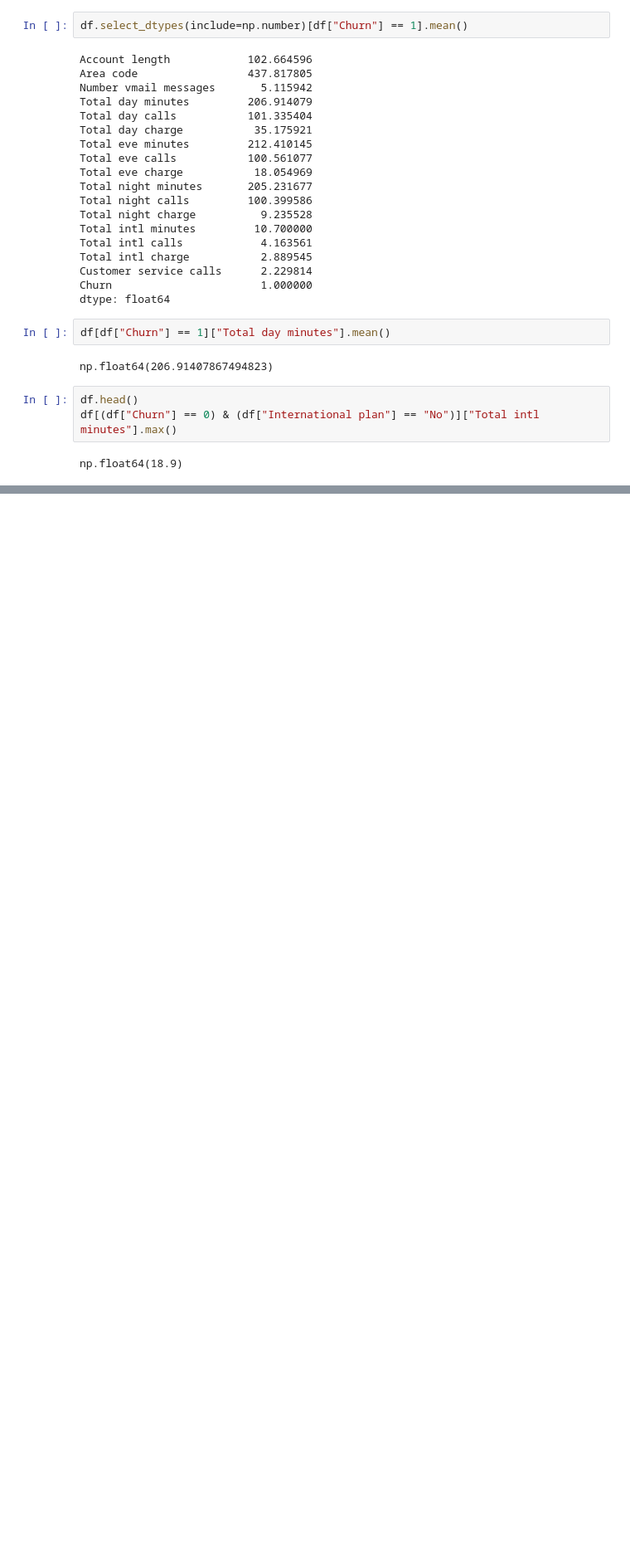
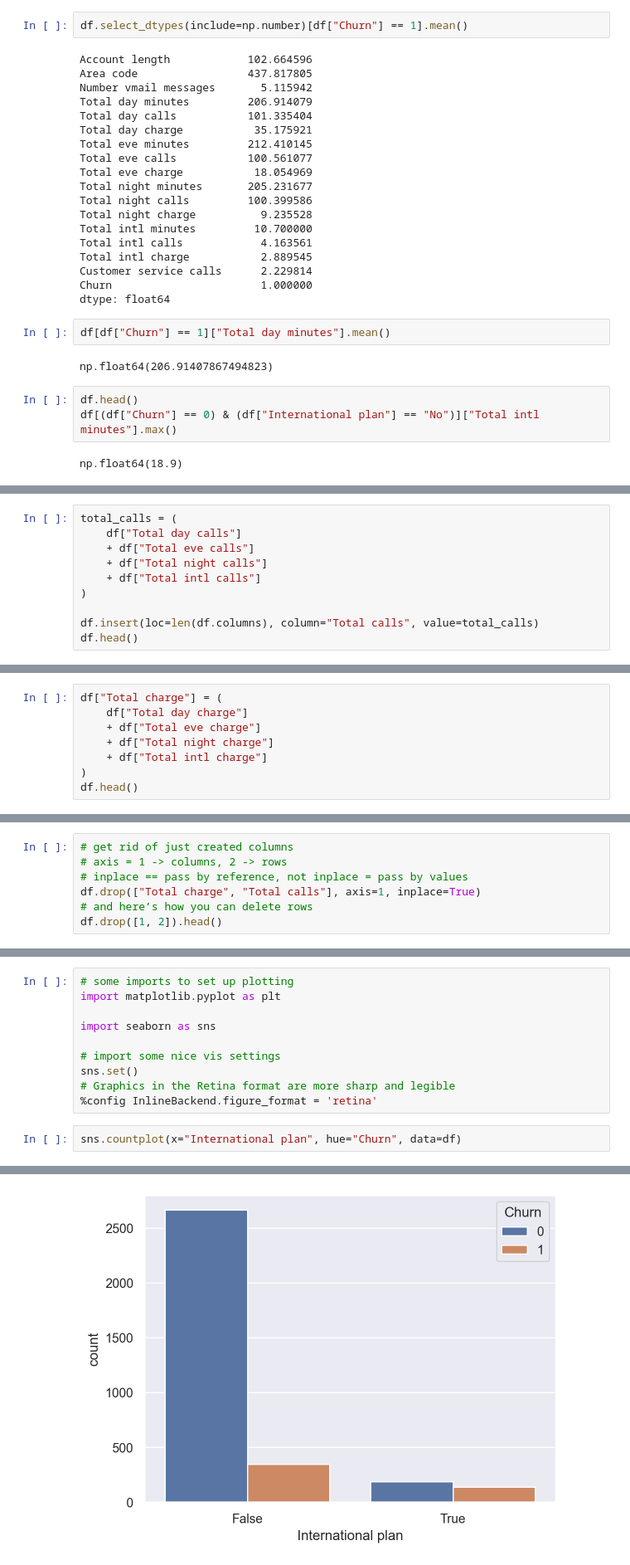
Before and after one commit to Yelgsef/MLcourse.ai, a Jupyter notebook: topic1.ipynb, the cells around one changed output, grey strips where cells are left out. Shown at 83% size. Drawn from its saved outputs; the diff is of its cells as text; blank space fills up the shorter version.

Commit message:
complete topic1: pandas data analysis

```diff
--- a/topic1.ipynb
+++ b/topic1.ipynb
@@ -139,0 +246,10 @@ np.float64(18.9)
+# %%
+total_calls = (
+    df["Total day calls"]
+    + df["Total eve calls"]
+    + df["Total night calls"]
+    + df["Total intl calls"]
+)
+
+df.insert(loc=len(df.columns), column="Total calls", value=total_calls)
+df.head()
@@ -139,0 +264,8 @@ np.float64(18.9)
+# %%
+df["Total charge"] = (
+    df["Total day charge"]
+    + df["Total eve charge"]
+    + df["Total night charge"]
+    + df["Total intl charge"]
+)
+df.head()
@@ -139,0 +280,7 @@ np.float64(18.9)
+# %%
+# get rid of just created columns
+# axis = 1 -> columns, 2 -> rows
+# inplace == pass by reference, not inplace = pass by values
+df.drop(["Total charge", "Total calls"], axis=1, inplace=True)
+# and here’s how you can delete rows
+df.drop([1, 2]).head()
@@ -139,0 +311,13 @@ np.float64(18.9)
+# %%
+# some imports to set up plotting
+import matplotlib.pyplot as plt
+
+import seaborn as sns
+
+# import some nice vis settings
+sns.set()
+# Graphics in the Retina format are more sharp and legible
+%config InlineBackend.figure_format = 'retina'
+# %%
+sns.countplot(x="International plan", hue="Churn", data=df)
+# %% [output]
@@ -139,0 +325 @@ np.float64(18.9)
+[figure, added]
```
Also changed, not shown: parts of 22 cells of this notebook.
